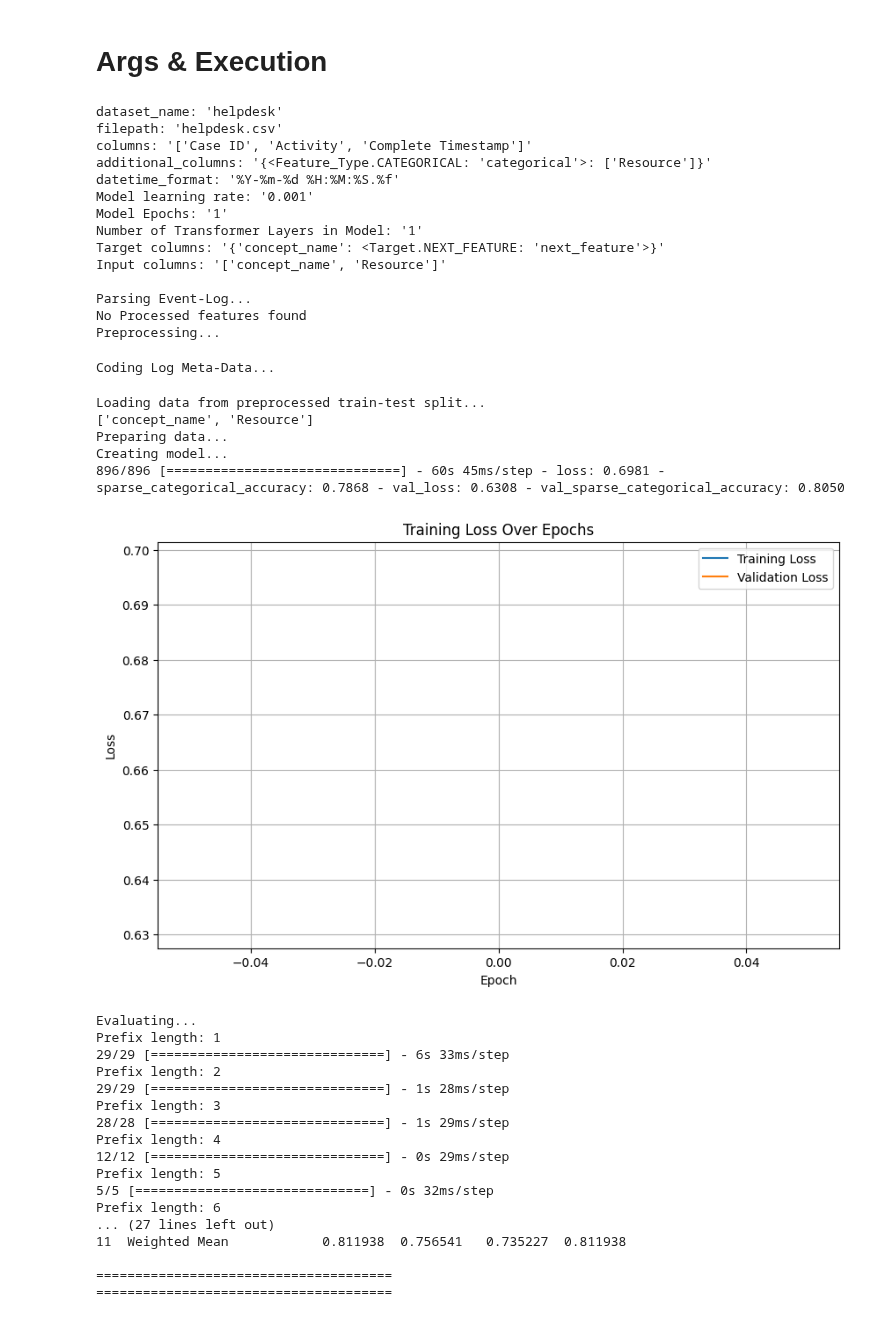
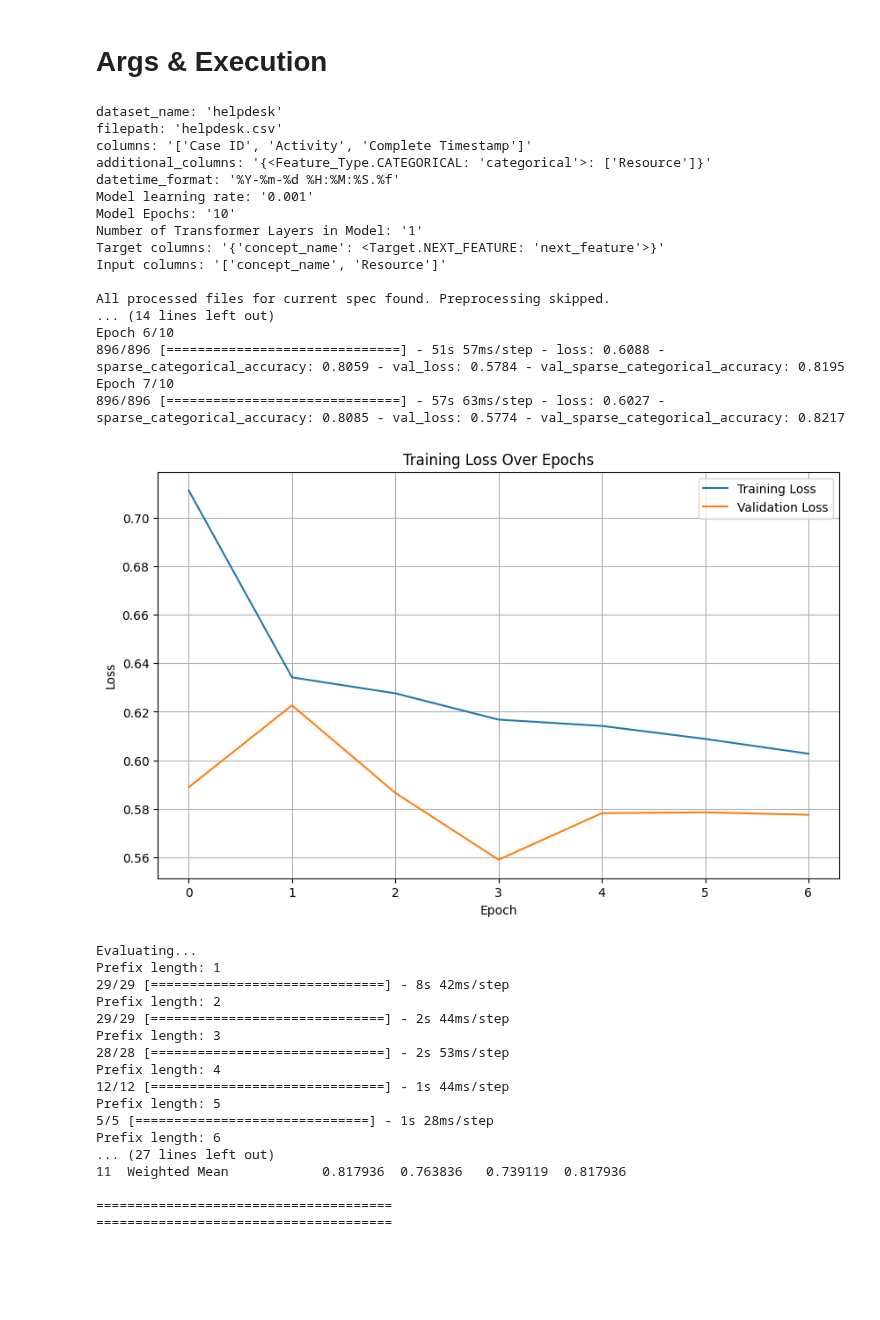
Before and after one commit to venividivincii/MasterThesis, a Jupyter notebook: MultiTaskTransformer/main.ipynb, the cells around one changed output. Cells and saved outputs as stored; diff of their text form; code cells hidden in the pictures; blank space fills up the shorter version.

```diff
--- a/MultiTaskTransformer/main.ipynb
+++ b/MultiTaskTransformer/main.ipynb
@@ -469,10 +468,10 @@ args_helpdesk = {
         "additional_columns": {Feature_Type.CATEGORICAL: ["Resource"]},
         "datetime_format": "%Y-%m-%d %H:%M:%S.%f",
         "model_learning_rate": 0.001,
-        "model_epochs": 1,
+        "model_epochs": 10,
         "model_num_layers": 1,
-        "target_columns": {"concept_name": Target.NEXT_FEATURE},
-        "input_columns": ["concept_name", "Resource"]
+        "target_columns": {"Activity": Target.NEXT_FEATURE},
+        "input_columns": ["Activity", "Resource"]
         }
 
 args_sepsis = {
@@ -513,61 +512,58 @@ args_bpi_2013 = {
         "target_columns": {"concept:name": Target.NEXT_FEATURE},
         "input_columns": ["concept:name", "org:resource"]
         }
 
 args_bpi_2015_1 = {
         "dataset_name": "bpi_2015_1",
         "filepath": "BPIC15_1.xes",
         "columns": ["case:concept:name", "concept:name", "time:timestamp"],
         "additional_columns": {Feature_Type.CATEGORICAL: ["org:resource"]},
         "datetime_format": "%Y-%m-%d %H:%M:%S%z",
         "model_learning_rate": 0.001,
         "model_epochs": 2,
         "model_num_layers": 1,
         "target_columns": {"concept_name": Target.NEXT_FEATURE},
         "input_columns": ["concept_name", "org_resource"]
         }
 
 
 run(args_helpdesk)
 # %% [output]
 dataset_name: 'helpdesk'
 filepath: 'helpdesk.csv'
 columns: '['Case ID', 'Activity', 'Complete Timestamp']'
 additional_columns: '{<Feature_Type.CATEGORICAL: 'categorical'>: ['Resource']}'
 datetime_format: '%Y-%m-%d %H:%M:%S.%f'
 Model learning rate: '0.001'
-Model Epochs: '1'
+Model Epochs: '10'
 Number of Transformer Layers in Model: '1'
 Target columns: '{'concept_name': <Target.NEXT_FEATURE: 'next_feature'>}'
 Input columns: '['concept_name', 'Resource']'
 
-Parsing Event-Log...
-No Processed features found
-Preprocessing...
+All processed files for current spec found. Preprocessing skipped.
+... (14 lines left out)
+Epoch 6/10
+896/896 [==============================] - 51s 57ms/step - loss: 0.6088 - sparse_categorical_accuracy: 0.8059 - val_loss: 0.5784 - val_sparse_categorical_accuracy: 0.8195
+Epoch 7/10
+896/896 [==============================] - 57s 63ms/step - loss: 0.6027 - sparse_categorical_accuracy: 0.8085 - val_loss: 0.5774 - val_sparse_categorical_accuracy: 0.8217
+[figure, new version]
-Coding Log Meta-Data...
+Evaluating...
+Prefix length: 1
+29/29 [==============================] - 8s 42ms/step
+Prefix length: 2
+29/29 [==============================] - 2s 44ms/step
+Prefix length: 3
+28/28 [==============================] - 2s 53ms/step
+Prefix length: 4
+12/12 [==============================] - 1s 44ms/step
+Prefix length: 5
+5/5 [==============================] - 1s 28ms/step
+Prefix length: 6
+... (27 lines left out)
+11  Weighted Mean            0.817936  0.763836   0.739119  0.817936
+
+======================================
+======================================
-Loading data from preprocessed train-test split...
-['concept_name', 'Resource']
-Preparing data...
-Creating model...
-896/896 [==============================] - 60s 45ms/step - loss: 0.6981 - sparse_categorical_accuracy: 0.7868 - val_loss: 0.6308 - val_sparse_categorical_accuracy: 0.8050
-[figure, old version]
-Evaluating...
-Prefix length: 1
-29/29 [==============================] - 6s 33ms/step
-Prefix length: 2
-29/29 [==============================] - 1s 28ms/step
-Prefix length: 3
-28/28 [==============================] - 1s 29ms/step
-Prefix length: 4
-12/12 [==============================] - 0s 29ms/step
-Prefix length: 5
-5/5 [==============================] - 0s 32ms/step
-Prefix length: 6
-... (27 lines left out)
-11  Weighted Mean            0.811938  0.756541   0.735227  0.811938
-
-======================================
-======================================
 # %%
 # # change settings and run again
 
```
Also changed, not shown: parts of 1 cell of this notebook, 9 other files.
